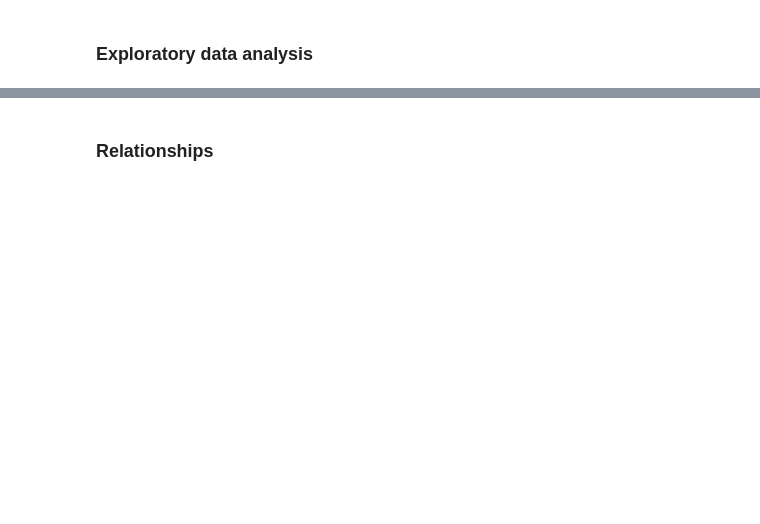
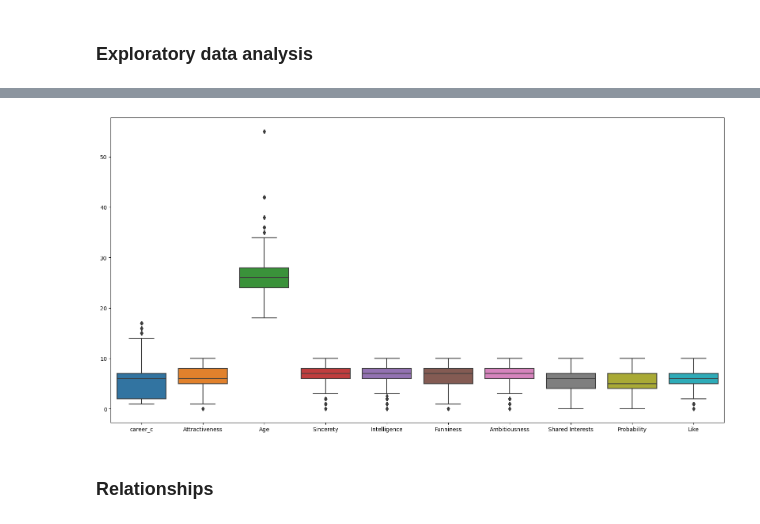
Before and after one commit to SvenWeiss-HDM/Projektgruppe_A, a Jupyter notebook: notebooks/draft-analysis_r.ipynb, the cells around one changed output, grey strips where cells are left out. Drawn from its saved outputs; the diff is of its cells as text; code cells hidden in the pictures; blank space fills up the shorter version.

```diff
--- a/notebooks/draft-analysis_r.ipynb
+++ b/notebooks/draft-analysis_r.ipynb
@@ -533,3 +599,8 @@ sns.boxplot(df)
+# %%
+c=sns.boxplot(df)
+c.figure.set_size_inches(20,10)
+# %% [output]
+[figure, added]
 # %% [markdown]
 ### Relationships
 # %%
```
Also changed, not shown: parts of 51 cells of this notebook, 1 other file.
